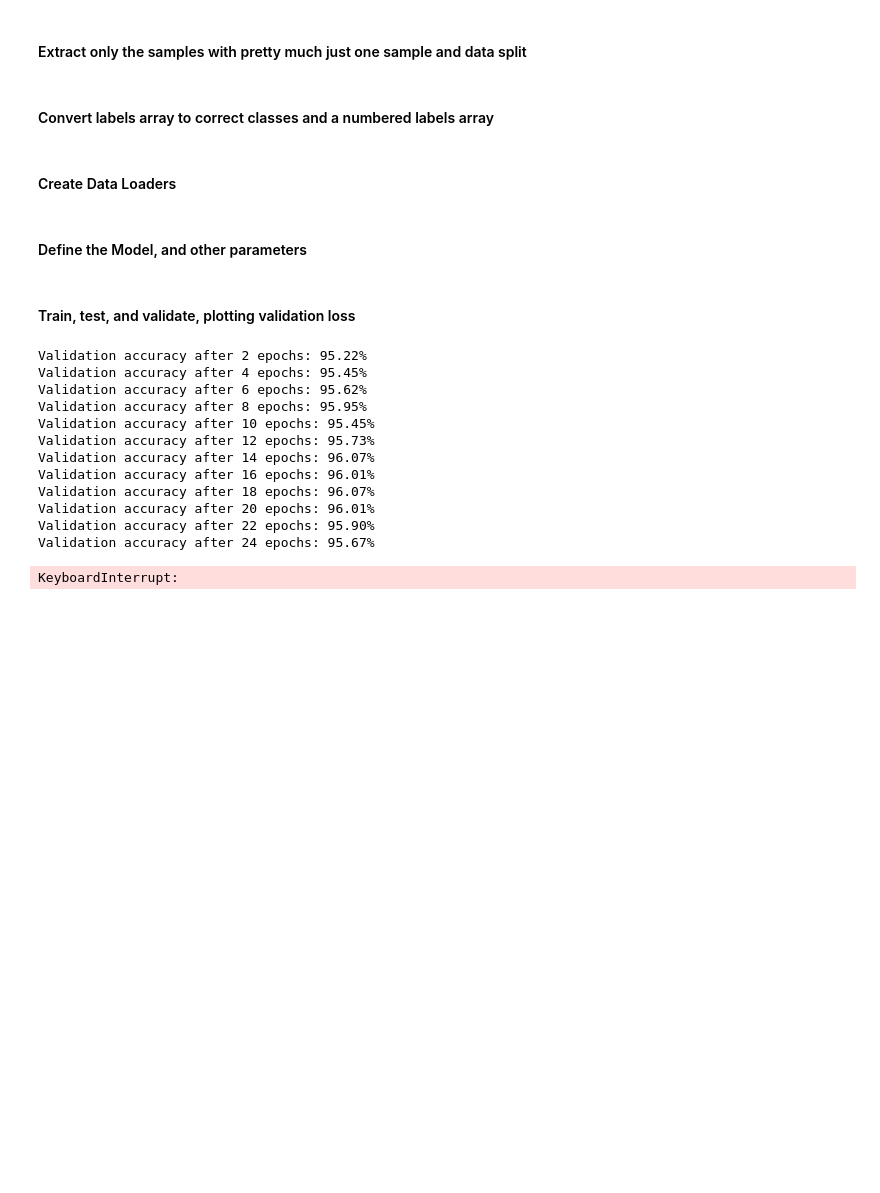
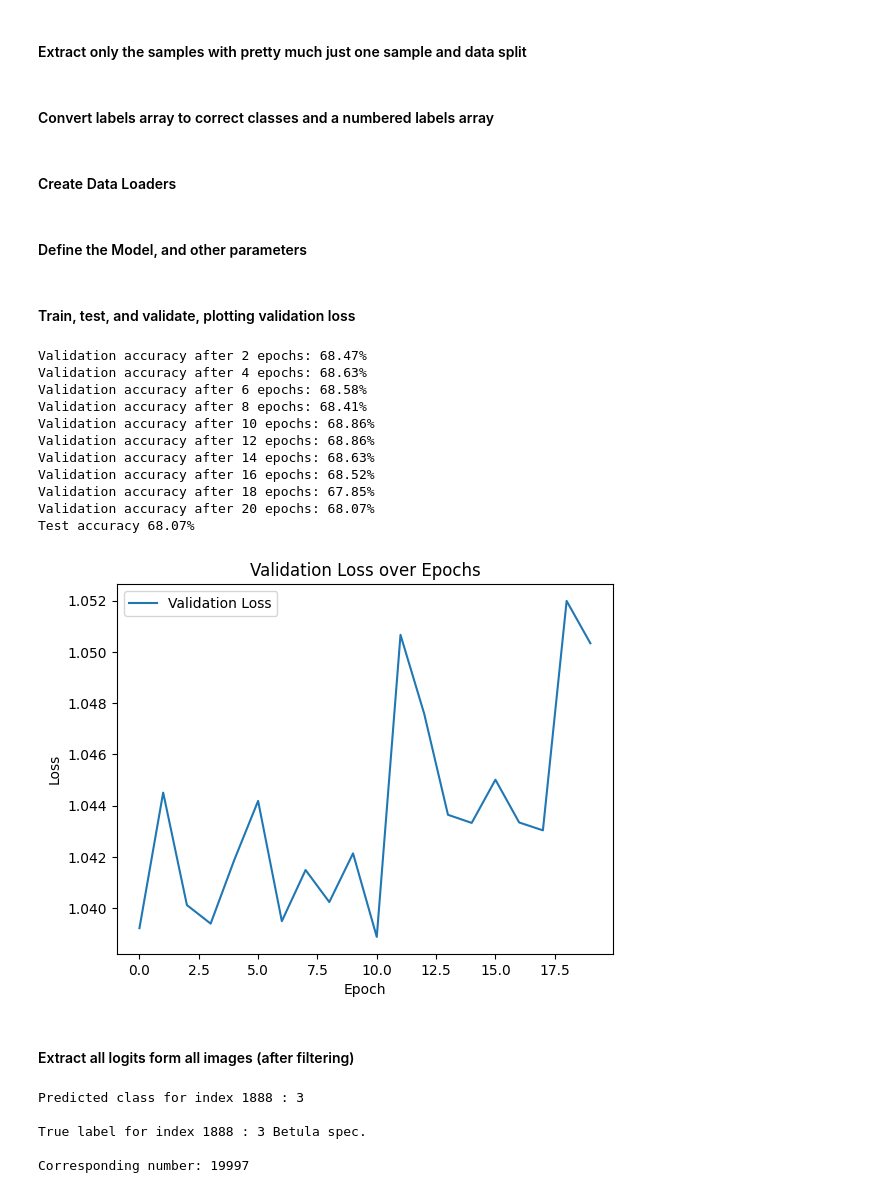
Before and after one commit to adampotton/MDM3-Rep-3, a Jupyter notebook: S2_MODELS/S2_CNN_model4.ipynb, the cells around one changed output. Drawn from its saved outputs; the diff is of its cells as text; code cells hidden in the pictures; blank space fills up the shorter version.

```diff
--- a/S2_MODELS/S2_CNN_model4.ipynb
+++ b/S2_MODELS/S2_CNN_model4.ipynb
@@ -22,7 +22,7 @@ Mounted at /content/drive
 # 1 = genus level (14 classes)
 # 2 = stand type (9 classes)
 # 3 = foliage type (2 classes)
-classification = 3
+classification = 0
 
 table = pd.read_csv('/content/drive/My Drive/S2 Data/labels.csv')
 mapping = pd.read_csv('/content/drive/My Drive/S2 Data/tree_mapping.csv')
@@ -50,13 +50,14 @@ labels = np.load('/content/drive/My Drive/S2 Data All/labels.npy')
 
 arrays_reduced = arrays[indexes]
 labels_reduced = labels[indexes]
+numbers_reduced = numbers[indexes]
 
-train_images, rest_images, train_names, rest_names = train_test_split(
-    arrays_reduced, labels_reduced, test_size=0.2, random_state=2, stratify=labels_reduced
+train_images, rest_images, train_names, rest_names, train_numbers, rest_numbers = train_test_split(
+    arrays_reduced, labels_reduced, numbers_reduced, test_size=0.2, random_state=2, stratify=labels_reduced
 )
 
-test_images, val_images, test_names, val_names = train_test_split(
-    rest_images, rest_names, test_size=0.5, random_state=2, stratify=rest_names
+test_images, val_images, test_names, val_names, test_numbers, val_numbers = train_test_split(
+    rest_images, rest_names, rest_numbers, test_size=0.5, random_state=2, stratify=rest_names
 )
 # %% [markdown]
 #### Convert labels array to correct classes and a numbered labels array
@@ -161,6 +161,7 @@ scheduler = ReduceLROnPlateau(optimizer, mode='min', factor=0.8, patience=2)
 # %%
 def train():
     model.train()
+    all_logits = []
     for images, labels in train_loader:
         images = images.to(device)
         labels = labels.to(device)
@@ -172,6 +173,7 @@ def train():
         optimizer.zero_grad()
         loss.backward()
         optimizer.step()
+
 
 def validation(epoch):
     model.eval()
@@ -204,44 +206,45 @@ def test():
     model.eval()
     with torch.no_grad():
         correct = 0
         total = 0
         for images, labels in test_loader:
             images = images.to(device)
             labels = labels.to(device)
 
             logits = model(images.permute(0, 3, 1, 2))
 
             predicted = torch.argmax(logits, dim=1)
             correct += (predicted == labels).sum().item()
             total += labels.size(0)
             accuracy = 100 * correct / total
         print(f'Test accuracy {100 * correct / total:.2f}%')
 
-num_epochs = 100
+num_epochs = 20
 val_losses = []
 for epoch in range(num_epochs):
     train()
     val_loss = validation(epoch)
     val_losses.append(val_loss)
 test()
 
 plt.plot(val_losses, label='Validation Loss')
 plt.xlabel('Epoch')
 plt.ylabel('Loss')
 plt.title('Validation Loss over Epochs')
 plt.legend()
 plt.show()
 # %% [output]
-Validation accuracy after 2 epochs: 95.22%
-Validation accuracy after 4 epochs: 95.45%
-Validation accuracy after 6 epochs: 95.62%
-Validation accuracy after 8 epochs: 95.95%
-Validation accuracy after 10 epochs: 95.45%
-Validation accuracy after 12 epochs: 95.73%
-Validation accuracy after 14 epochs: 96.07%
-Validation accuracy after 16 epochs: 96.01%
-Validation accuracy after 18 epochs: 96.07%
-Validation accuracy after 20 epochs: 96.01%
-Validation accuracy after 22 epochs: 95.90%
-Validation accuracy after 24 epochs: 95.67%
+Validation accuracy after 2 epochs: 68.47%
+Validation accuracy after 4 epochs: 68.63%
+Validation accuracy after 6 epochs: 68.58%
+Validation accuracy after 8 epochs: 68.41%
+Validation accuracy after 10 epochs: 68.86%
+Validation accuracy after 12 epochs: 68.86%
+Validation accuracy after 14 epochs: 68.63%
+Validation accuracy after 16 epochs: 68.52%
+Validation accuracy after 18 epochs: 67.85%
+Validation accuracy after 20 epochs: 68.07%
+Test accuracy 68.07%
-KeyboardInterrupt:
+[figure, added]
+# %% [markdown]
+#### Extract all logits form all images (after filtering)
@@ -247,0 +287,14 @@ KeyboardInterrupt:
+# %%
+i = 1888
+
+print("\nPredicted class for index", i, ":",np.array(torch.argmax(all_logits[i], dim=0)))
+
+print("\nTrue label for index", i, ":",all_labels_numeric[i],all_labels[i])
+
+print("\nCorresponding number:", all_numbers[i])
+# %% [output]
+Predicted class for index 1888 : 3
+
+True label for index 1888 : 3 Betula spec.
+
+Corresponding number: 19997
```
Also changed, not shown: parts of 2 cells of this notebook.
